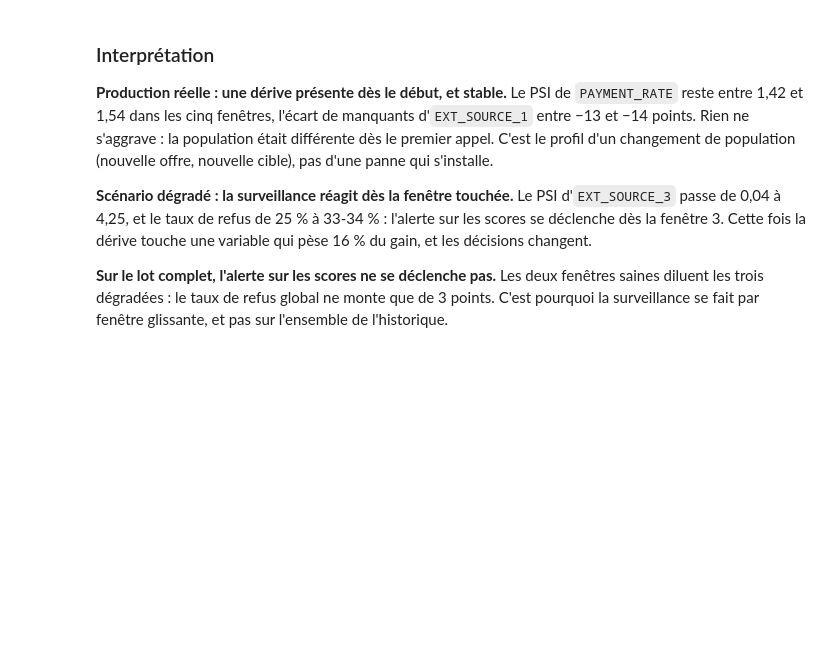
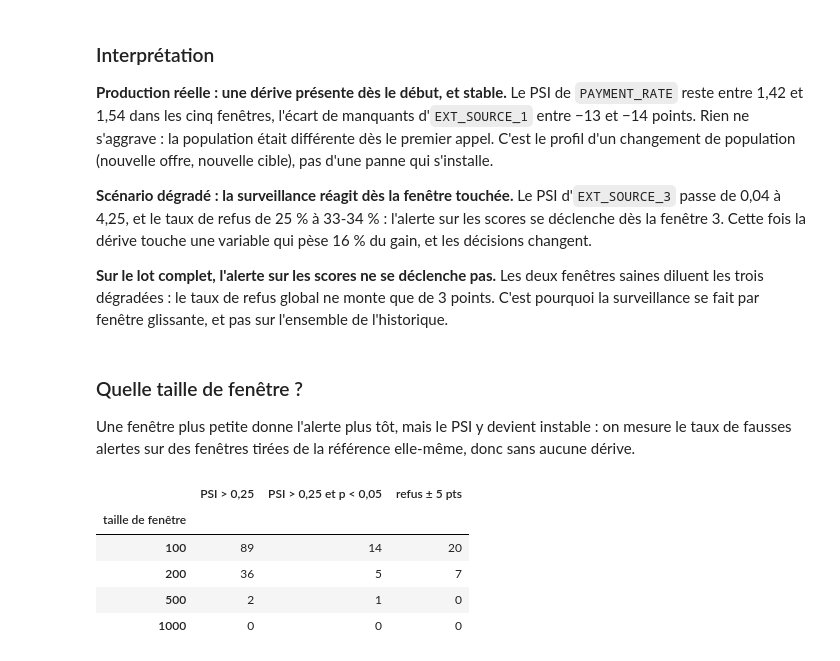
Before and after one commit to matthieudevivie/projet-8---Confirmez-vos-competences-en-MLOps---partie-2, a Jupyter notebook: notebooks/analyse_drift.ipynb, the cells around one changed output. Saved outputs shown, nothing was run; the diff lists cells and outputs as text; code cells hidden in the pictures; blank space fills up the shorter version.

Commit message:
Choisir la taille de fenêtre selon le taux de fausses alertes

```diff
--- a/notebooks/analyse_drift.ipynb
+++ b/notebooks/analyse_drift.ipynb
@@ -633,3 +633,32 @@ fenêtre 3. Cette fois la dérive touche une variable qui pèse 16 % du gain, et
 **Sur le lot complet, l'alerte sur les scores ne se déclenche pas.** Les deux fenêtres saines
 diluent les trois dégradées : le taux de refus global ne monte que de 3 points. C'est pourquoi la
 surveillance se fait par fenêtre glissante, et pas sur l'ensemble de l'historique.
+# %% [markdown]
+### Quelle taille de fenêtre ?
+
+Une fenêtre plus petite donne l'alerte plus tôt, mais le PSI y devient instable : on mesure le taux
+de fausses alertes sur des fenêtres tirées de la référence elle-même, donc sans aucune dérive.
+# %%
+# Fausses alertes selon la taille de fenêtre : des fenêtres tirées de la RÉFÉRENCE, donc sans aucune dérive
+numeriques = [nom for nom in VARIABLES_SUIVIES if TYPES[nom] != "boolean"]
+taux_refus_ref = (scores["référence"] >= modele.seuil).mean()
+fausses_alertes = {}
+for taille in [100, 200, 500, 1000]:
+    psi_seul = psi_et_p = refus = 0
+    for essai in range(100):
+        fenetre = reference.sample(taille, random_state=essai)
+        psi = {nom: calculer_psi(reference[nom], fenetre[nom]) for nom in numeriques}
+        psi_seul += any(valeur > 0.25 for valeur in psi.values())
+        psi_et_p += any(psi[nom] > 0.25 and ks_2samp(reference[nom].dropna(), fenetre[nom].dropna()).pvalue < 0.05
+                        for nom in numeriques)
+        taux_refus = (scores["référence"].sample(taille, random_state=essai) >= modele.seuil).mean()
+        refus += abs(taux_refus - taux_refus_ref) * 100 > 5
+    fausses_alertes[taille] = {"PSI > 0,25": psi_seul, "PSI > 0,25 et p < 0,05": psi_et_p, "refus ± 5 pts": refus}
+pd.DataFrame(fausses_alertes).T.rename_axis("taille de fenêtre")   # en % des 100 essais
+# %% [output]
+|  | PSI > 0,25 | PSI > 0,25 et p < 0,05 | refus ± 5 pts |
+| taille de fenêtre |  |  |  |
+| 100 | 89 | 14 | 20 |
+| 200 | 36 | 5 | 7 |
+| 500 | 2 | 1 | 0 |
+| 1000 | 0 | 0 | 0 |
```
Also changed, not shown: parts of 1 cell of this notebook.
